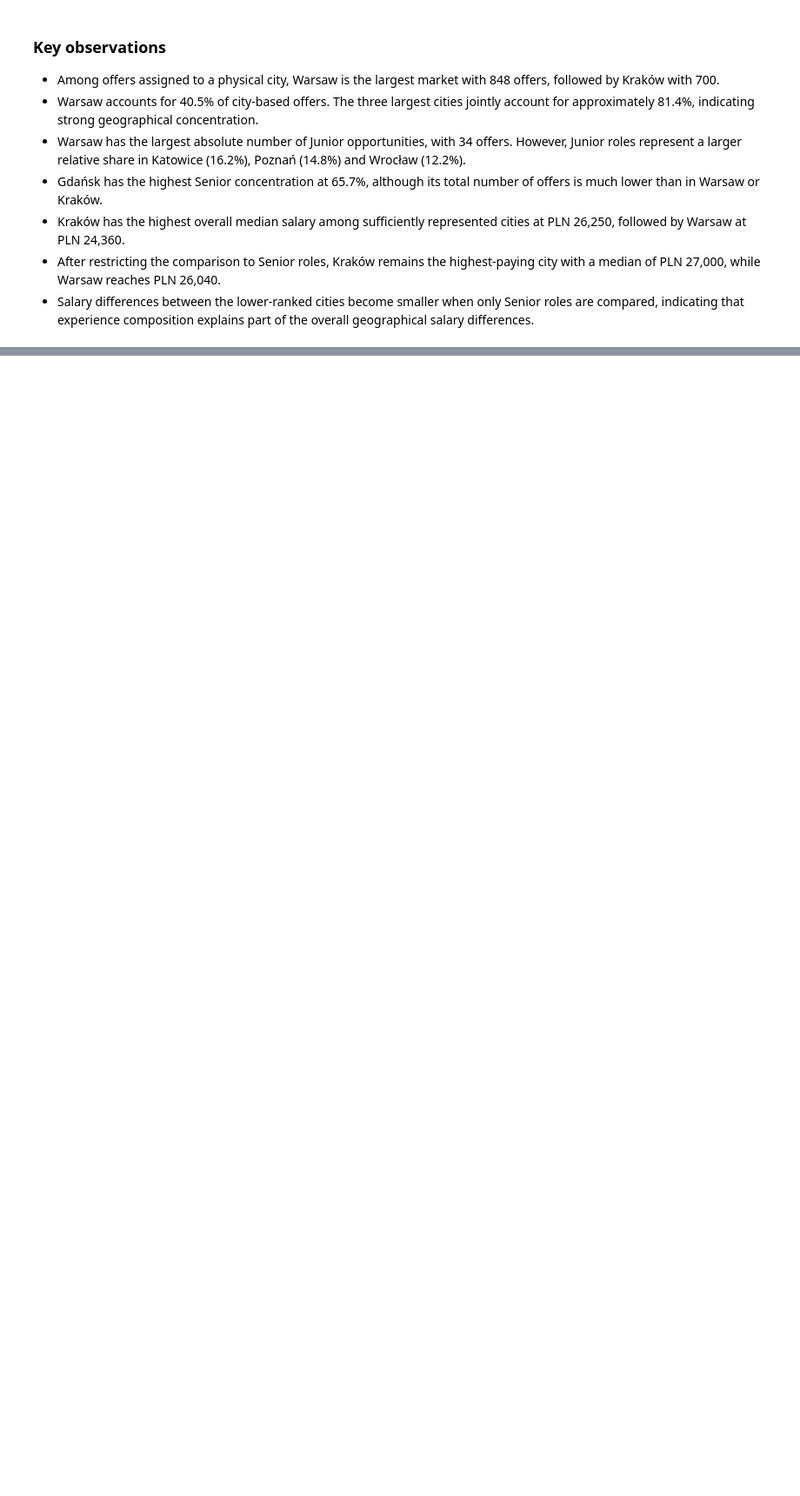
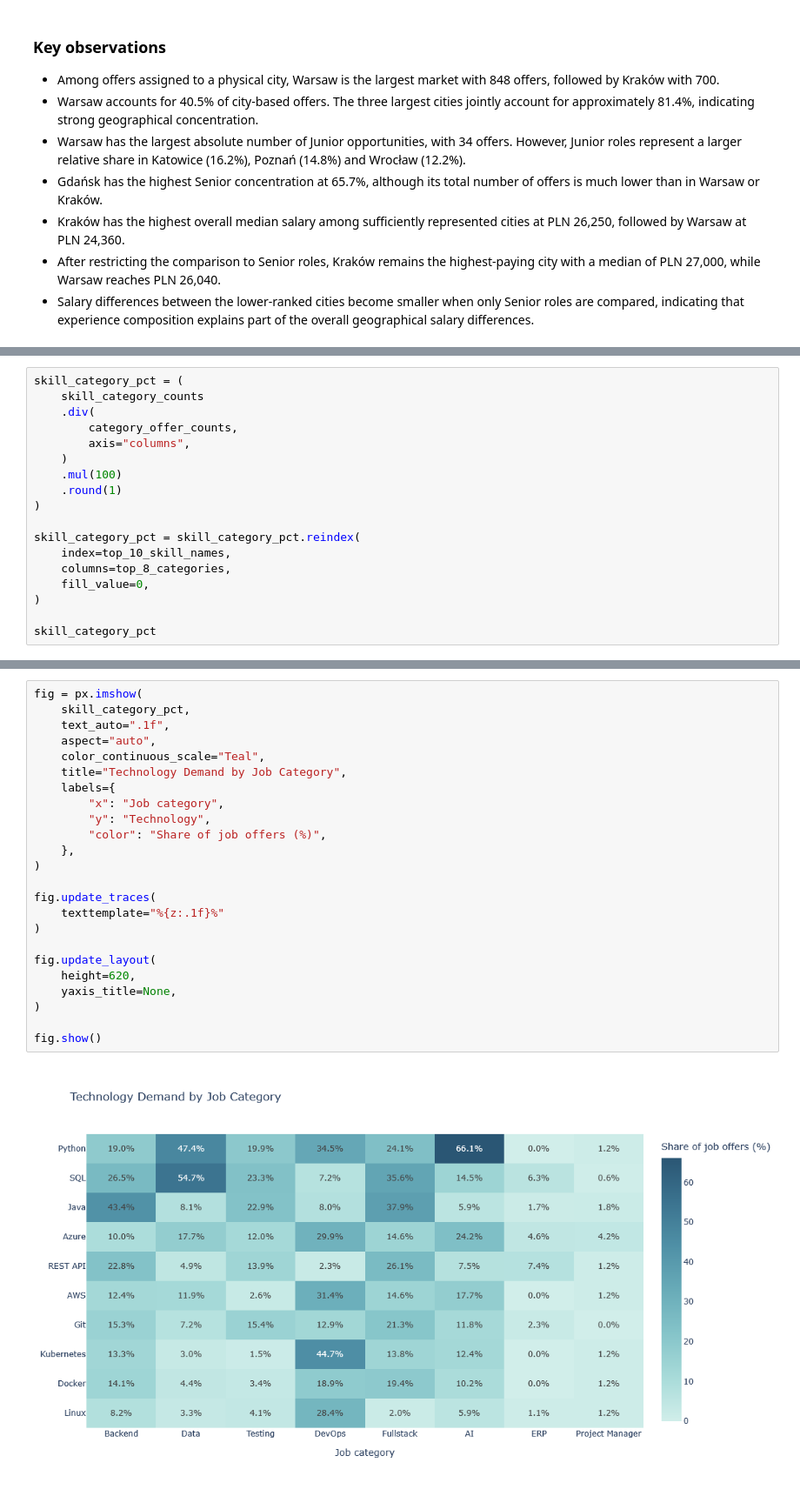
Before and after one commit to MateuszWojno/job_market_intelligence, a Jupyter notebook: notebooks/eda.ipynb, the cells around one changed output, grey strips where cells are left out. Shown at 87% size. Saved outputs shown, nothing was run; the diff lists cells and outputs as text; blank space fills up the shorter version.

```diff
--- a/notebooks/eda.ipynb
+++ b/notebooks/eda.ipynb
@@ -2938,0 +3417,18 @@ fig.show()
+# %%
+skill_category_pct = (
+    skill_category_counts
+    .div(
+        category_offer_counts,
+        axis="columns",
+    )
+    .mul(100)
+    .round(1)
+)
+
+skill_category_pct = skill_category_pct.reindex(
+    index=top_10_skill_names,
+    columns=top_8_categories,
+    fill_value=0,
+)
+
+skill_category_pct
@@ -2938,0 +3448,26 @@ fig.show()
+# %%
+fig = px.imshow(
+    skill_category_pct,
+    text_auto=".1f",
+    aspect="auto",
+    color_continuous_scale="Teal",
+    title="Technology Demand by Job Category",
+    labels={
+        "x": "Job category",
+        "y": "Technology",
+        "color": "Share of job offers (%)",
+    },
+)
+
+fig.update_traces(
+    texttemplate="%{z:.1f}%"
+)
+
+fig.update_layout(
+    height=620,
+    yaxis_title=None,
+)
+
+fig.show()
+# %% [output]
+[figure, added]
```
Also changed, not shown: parts of 39 cells of this notebook.
